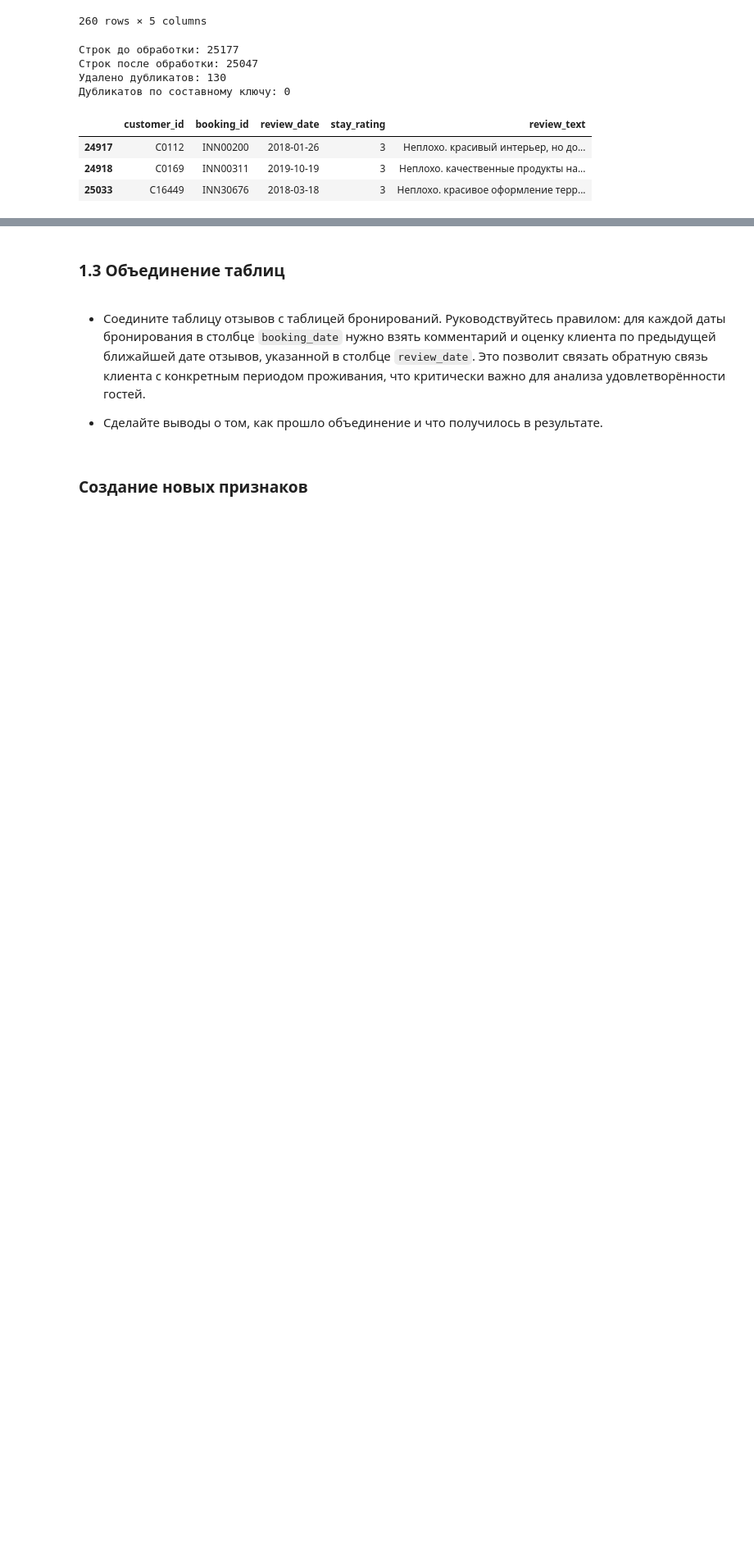
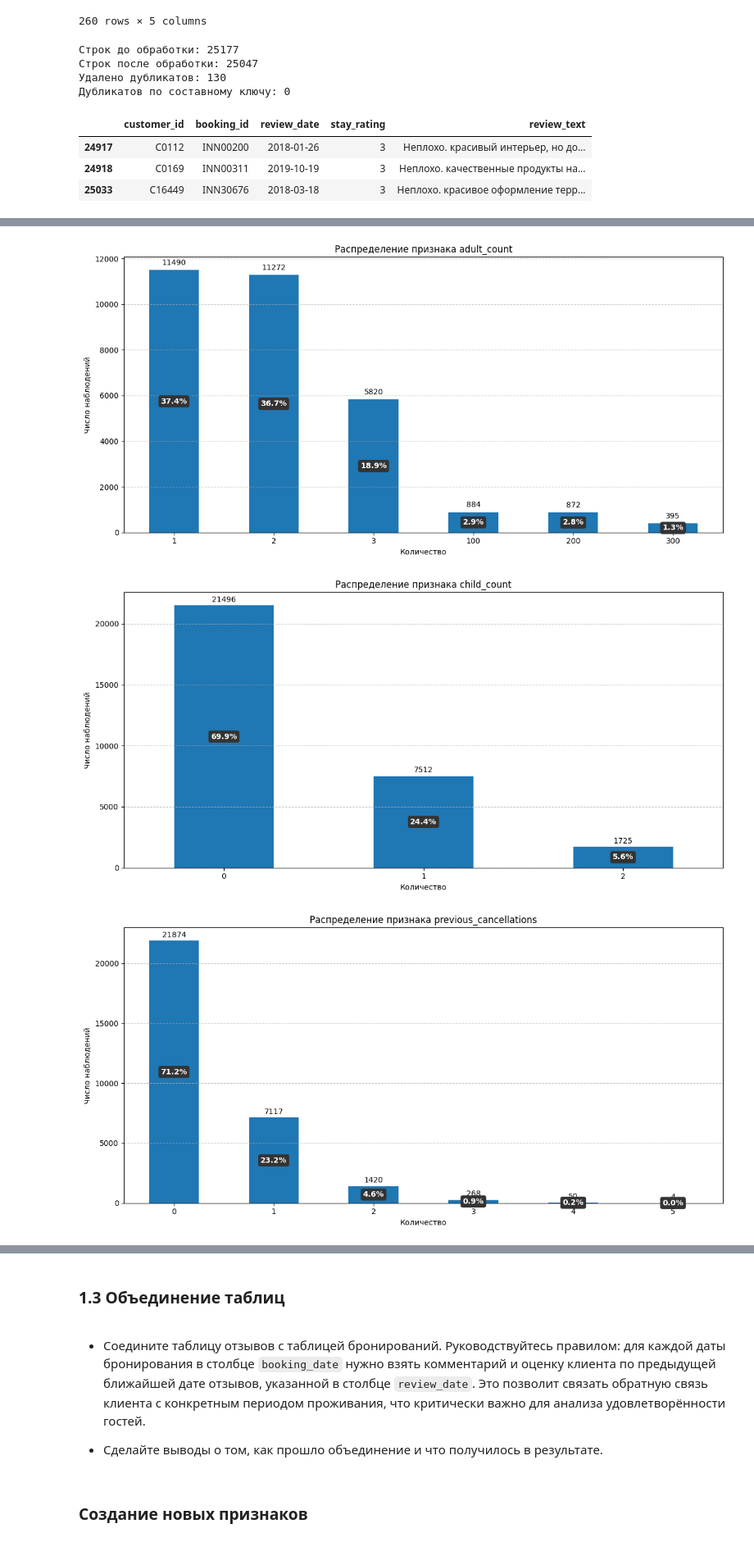
Before and after one commit to TemaQDX/project_module_04_urbanstay, a Jupyter notebook: project_module_04_urbanstay_Artem_Burov.ipynb, the cells around one changed output, grey strips where cells are left out. Shown at 82% size. Saved outputs shown, nothing was run; the diff lists cells and outputs as text; code cells hidden in the pictures; blank space fills up the shorter version.

```diff
--- a/project_module_04_urbanstay_Artem_Burov.ipynb
+++ b/project_module_04_urbanstay_Artem_Burov.ipynb
@@ -306,11 +306,10 @@ def plot_bar_chart(
     data,
     figsize=(12, 6),
     xlabel='Категория',
-    ylabel='Количество',
+    ylabel='Число наблюдений',
     title='Столбчатая диаграмма',
     top_n=5
 ):
-
     if not isinstance(data, pd.Series):
         data = pd.Series(data)
 
@@ -331,19 +330,22 @@ def plot_bar_chart(
 
     plt.grid(axis='y', linestyle='--', alpha=0.7)
 
+    # Подписи абсолютных значений
     for i, v in enumerate(value_counts):
-        y_offset = 0.001 * total
+        y_offset = 0.005 * total
         ax.text(i, v + y_offset, str(v), ha='center', va='bottom', fontsize=10)
 
+    # Проценты в рамочке с тёмно‑серым фоном
     for i, v in enumerate(value_counts_normalized):
         y_pos = (v * total) / 2
-        ax.text(
+        text_obj = ax.text(
             i, y_pos, f'{v * 100:.1f}%',
             ha='center', va='center', fontsize=10, color='white', fontweight='bold'
         )
+        # Добавляем рамку с тёмно‑серым фоном
+        text_obj.set_bbox(dict(facecolor='#333333', edgecolor='none', boxstyle='round,pad=0.3'))
 
     plt.tight_layout()
-
     plt.show()
 
 # ========================
@@ -731,0 +817,7 @@ df_hotel_reviews_clean[mask].sort_values(by='customer_id')
+# %%
+for col in ordinal_features_hb:
+    plot_bar_chart(df_hotel_bookings[col], xlabel='Количество', title=f'Распределение признака {col}', top_n=15)
+# %% [output]
+[figure, added]
+[figure, added]
+[figure, added]
```
Also changed, not shown: parts of 24 cells of this notebook.
